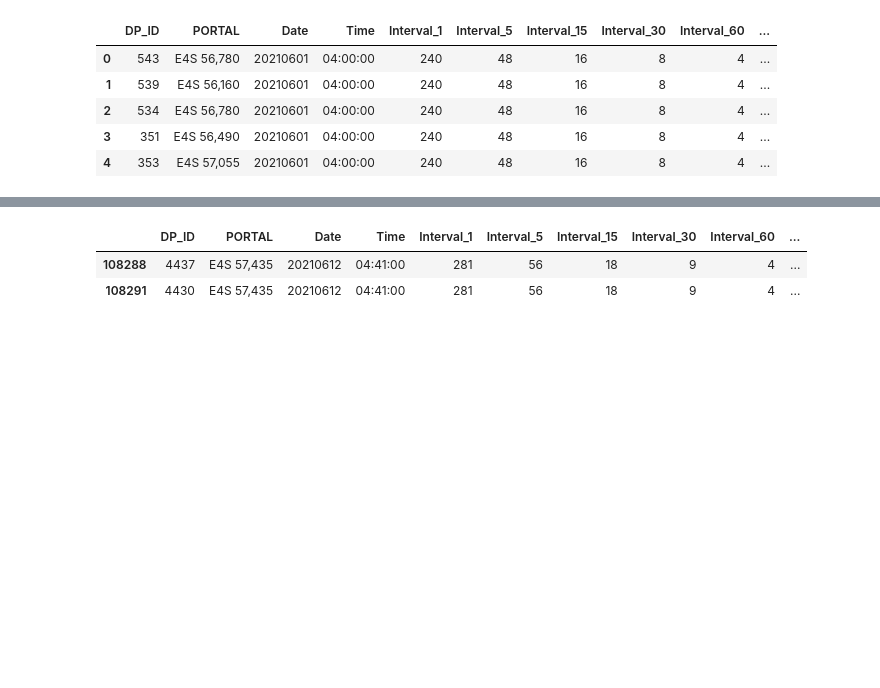
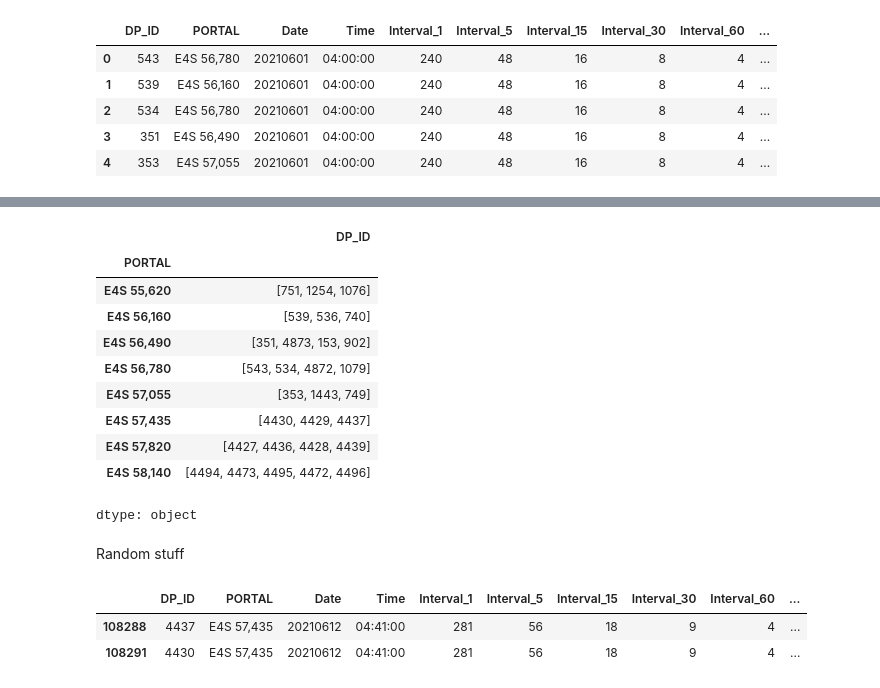
Before and after one commit to elinneaeriksson/Applied_AI_Project, a Jupyter notebook: Project_AppliedAI.ipynb, the cells around one changed output, grey strips where cells are left out. Saved outputs shown, nothing was run; the diff lists cells and outputs as text; code cells hidden in the pictures; blank space fills up the shorter version.

```diff
--- a/Project_AppliedAI.ipynb
+++ b/Project_AppliedAI.ipynb
@@ -25,0 +55,30 @@ df.head()
+# %%
+#create dictonary
+df_portal = df.groupby(['PORTAL'])
+df_portal['DP_ID'].unique()
+#= len(df_portal['DP_ID'].unique())
+len =
+#print(length)
+
+lengthDict = {
+"E4S 55,620" : 3,
+"E4S 56,160" :3	,
+"E4S 56,490" :	4,
+"E4S 56,780" : 4,
+"E4S 57,055" : 3,
+"E4S 57,435" : 4,
+"E4S 57,820" : 4,
+"E4S 58,140" : 5
+               }
+# %% [output]
+|  | DP_ID |
+| PORTAL |  |
+| E4S 55,620 | [751, 1254, 1076] |
+| E4S 56,160 | [539, 536, 740] |
+| E4S 56,490 | [351, 4873, 153, 902] |
+| E4S 56,780 | [543, 534, 4872, 1079] |
+| E4S 57,055 | [353, 1443, 749] |
+| E4S 57,435 | [4430, 4429, 4437] |
+| E4S 57,820 | [4427, 4436, 4428, 4439] |
+| E4S 58,140 | [4494, 4473, 4495, 4472, 4496] |
+dtype: object
@@ -26,3 +97,5 @@ df.head()
+# %% [markdown]
+Random stuff
 # %%
 df_E4S57435 = df[df['PORTAL']=='E4S 57,435']
 df_E4S57435_20210612 = df_E4S57435[df_E4S57435['Date']==20210612]
```
Also changed, not shown: parts of 4 cells of this notebook.
